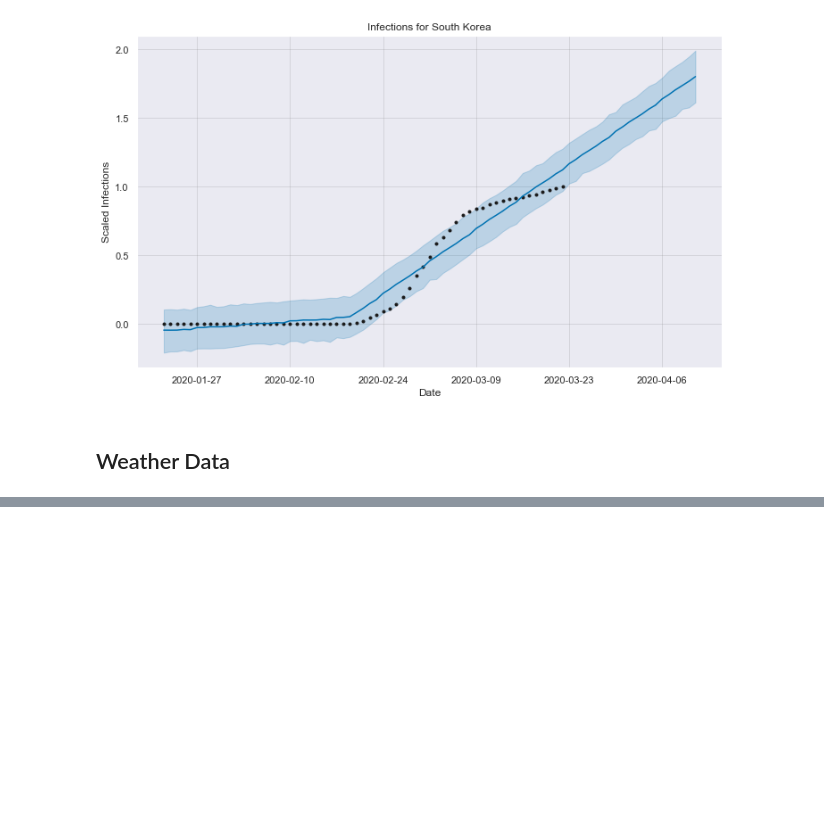
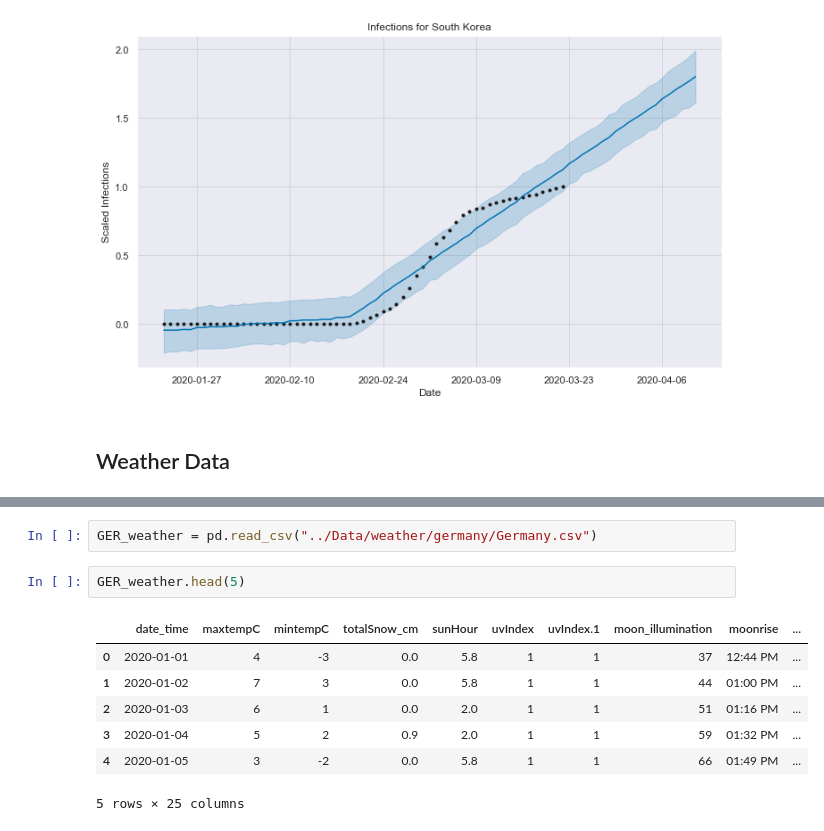
Before and after one commit to matthiasboeker/Covid_19_Forecast, a Jupyter notebook: Notebooks/Exploration.ipynb, the cells around one changed output, grey strips where cells are left out. Drawn from its saved outputs; the diff is of its cells as text; blank space fills up the shorter version.

```diff
--- a/Notebooks/Exploration.ipynb
+++ b/Notebooks/Exploration.ipynb
@@ -312,0 +318,12 @@ export mongolia completed!
+# %%
+GER_weather = pd.read_csv("../Data/weather/germany/Germany.csv")
+# %%
+GER_weather.head(5)
+# %% [output]
+|  | date_time | maxtempC | mintempC | totalSnow_cm | sunHour | uvIndex | uvIndex.1 | moon_illumination | moonrise | ... |
+| 0 | 2020-01-01 | 4 | -3 | 0.0 | 5.8 | 1 | 1 | 37 | 12:44 PM | ... |
+| 1 | 2020-01-02 | 7 | 3 | 0.0 | 5.8 | 1 | 1 | 44 | 01:00 PM | ... |
+| 2 | 2020-01-03 | 6 | 1 | 0.0 | 2.0 | 1 | 1 | 51 | 01:16 PM | ... |
+| 3 | 2020-01-04 | 5 | 2 | 0.9 | 2.0 | 1 | 1 | 59 | 01:32 PM | ... |
+| 4 | 2020-01-05 | 3 | -2 | 0.0 | 5.8 | 1 | 1 | 66 | 01:49 PM | ... |
+5 rows × 25 columns
```
Also changed, not shown: parts of 4 cells of this notebook.
